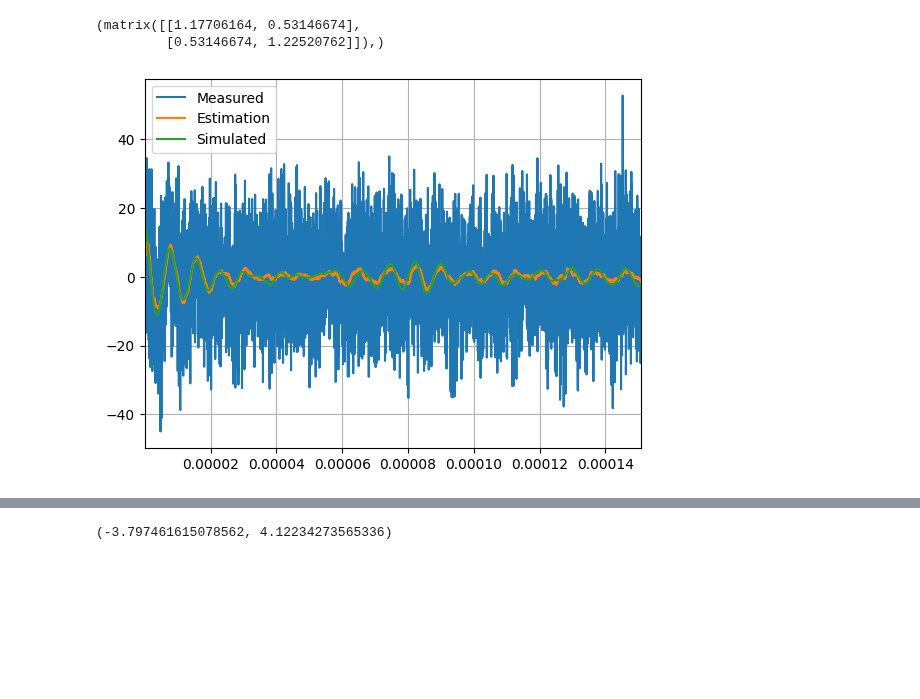
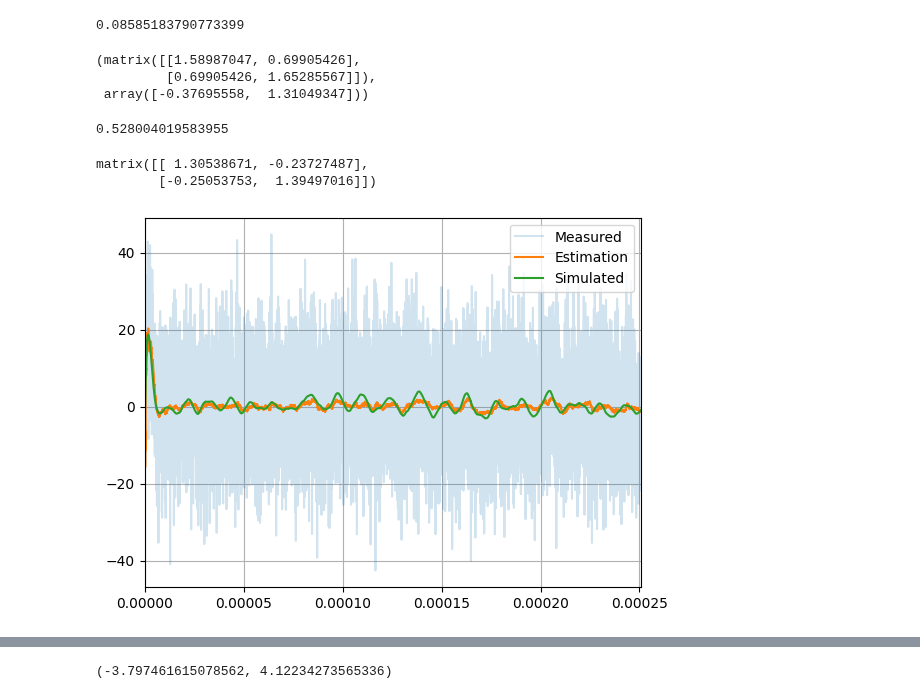
Before and after one commit to QuantumAdventures/single-photons, a Jupyter notebook: notebooks/3. Control Simulation.ipynb, the cells around one changed output, grey strips where cells are left out. Saved outputs shown, nothing was run; the diff lists cells and outputs as text; code cells hidden in the pictures; blank space fills up the shorter version.

Commit message:
feat: add plot for phonons in term of gain

```diff
--- a/notebooks/3. Control Simulation.ipynb
+++ b/notebooks/3. Control Simulation.ipynb
@@ -50,5 +48,5 @@ coupling
 # %%
-env = Particle(omega, gamma, coupling, radius=R, eta_detection=1, T=293)
+env = Particle(omega, gamma, coupling, radius=radius, eta_detection=1, T=293)
 # %%
 variance_process = env.thermal_force_std**2 + env.backaction_std**2
 std_detection = std_detection/env.zp_x
@@ -62,16 +56,13 @@ env.thermal_force_std, env.backaction_std
 # %%
-Q = np.array([[0, 0], [0, variance_process]])*delta_t*control_step
+Q = np.array([[0, 0], [0, variance_process]])*control_step*delta_t/2
 R = np.array([[np.power(std_detection,2)]])
 # %%
+g_fb = 2*omega
 Ad = scipy.linalg.expm(env.A *control_step*delta_t)
 Bd = env.B * delta_t * control_step
 cost_states = np.array([[omega/2, 0],
                         [0, omega/2]])
-(G, S, E) = lqr(Ad, env.B*delta_t*control_step, cost_states, 10000*omega)
-
-x0 = 10
-P0 = 10*np.matrix(np.eye(2))
-estimation = np.matrix([[x0*np.random.normal()], [x0*np.random.normal()]])
-states = np.array([[x0*np.random.normal()], [x0*np.random.normal()]])
-print(G)
+(G_lqr, S, E) = lqr(env.A, env.B, cost_states, omega/(g_fb**2))
+X, L, G = dare(Ad, Bd, cost_states, omega/(g_fb**2))
+G_lqr, G
 # %% [output]
@@ -79,4 +71,8 @@ print(G)
 # %%
+x0 = 0
+P0 = 3e8*np.matrix(np.eye(2))
+estimation = np.matrix([[x0*np.random.normal()], [x0*np.random.normal()]])
+states = np.array([[x0*np.random.normal()], [x0*np.random.normal()]])
 new_states = np.zeros((N, 2))
 measured_states = np.zeros((N))
 estimated_states = np.zeros((N, 2))
@@ -93,7 +89,7 @@ for i in tqdm(range(t.shape[0])):
         kalman.compute_aposteriori(measured_states[i])
         estimated_states[i, :] = kalman.estimates_aposteriori[int(i/control_step)][:, 0].reshape((2))
         estimation = estimated_states[i, :].reshape((2, 1))
-        control = -0.5*np.matmul(G, estimation)
+        control = -np.matmul(G, estimation)
     else:
         measured_states[i] = measured_states[i-1]
         estimated_states[i, :] = estimated_states[i-1,:]
@@ -102,21 +124,39 @@ for i in tqdm(range(t.shape[0])):
+# %%
+phonons[-1].mean()
+# %% [output]
+0.08585183790773399
 # %%
 cov_mat = kalman.error_covariance_aposteriori[-1]
 z_std = env.zp_x*np.sqrt(cov_mat[0,0])
 p_std = env.zp_p*np.sqrt(cov_mat[1,1])
-np.sqrt(cov_mat),
+np.sqrt(cov_mat), estimated_states[-1,:].T
 # %% [output]
-(matrix([[1.17706164, 0.53146674],
-         [0.53146674, 1.22520762]]),)
+(matrix([[1.58987047, 0.69905426],
+         [0.69905426, 1.65285567]]),
+ array([-0.37695558,  1.31049347]))
+# %%
+second_moments = cov_mat+np.power(estimated_states[::30][8000:,:].mean(axis=0),2)
+nbar = compute_phonon(second_moments)
+nbar
+# %% [output]
+0.528004019583955
+# %%
+-0.5+np.trace(cov_mat+np.power(estimated_states[1000:,:].mean(axis=0),2))/2
+-0.5+(cov_mat+np.power(estimated_states[10000:,:].mean(axis=0),2))
+# %% [output]
+matrix([[ 1.30538671, -0.23727487],
+        [-0.25053753,  1.39497016]])
 # %%
-plt.plot(t[:], measured_states[:])
+plt.plot(t[:], measured_states[:], alpha=0.2)
 plt.plot(t[:], estimated_states[:,0])
 plt.plot(t[:], new_states[:,0])
-#plt.ylim([-100, 100])
-plt.xlim([t[10], t.max()])
+#plt.ylim([-10, 10])
+plt.xlim([t[0], t.max()])
+#plt.title(r'$\lange n \rangle = $')
 plt.legend(['Measured', 'Estimation', 'Simulated'])
 plt.grid()
 # %% [output]
-[figure, old version]
+[figure, new version]
 # %%
 cov_mat = kalman.error_covariance_aposteriori[-1]
 z_std = env.zp_x*np.sqrt(cov_mat[0,0])
```
Also changed, not shown: parts of 15 cells of this notebook, 1 other file.
